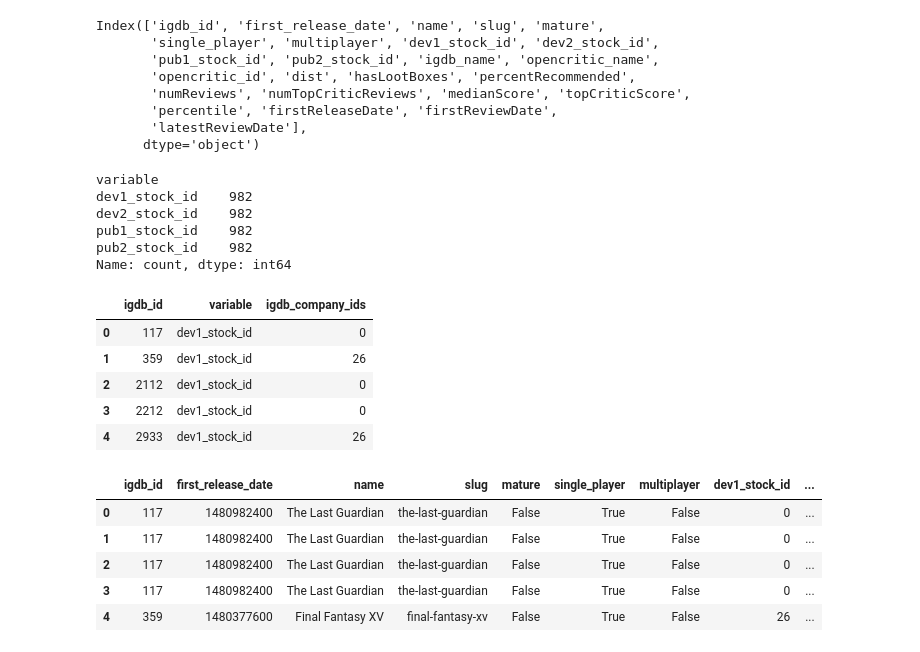
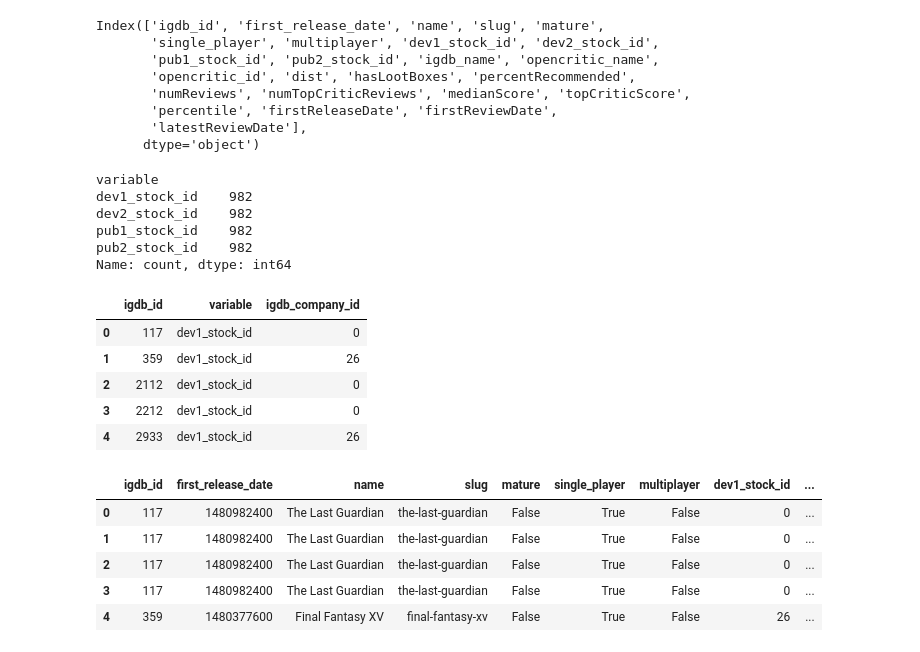
Before and after one commit to c0nn0rstevens/video-game-review-scores-returns-thesis, a Jupyter notebook: reviews_exploration.ipynb, the cells around one changed output. Cells and saved outputs as stored; diff of their text form; code cells hidden in the pictures.

```diff
--- a/reviews_exploration.ipynb
+++ b/reviews_exploration.ipynb
@@ -119,17 +119,17 @@ Index(['igdb_id', 'first_release_date', 'name', 'slug', 'mature',
 # %%
 
 long_company_ids = pd.melt(games_reviews_df, id_vars='igdb_id', value_vars=['dev1_stock_id', 'dev2_stock_id', 'pub1_stock_id', 'pub2_stock_id'])
-long_company_ids = long_company_ids.rename(columns={"value": "igdb_company_ids"})
+long_company_ids = long_company_ids.rename(columns={"value": "igdb_company_id"})
 print(long_company_ids['variable'].value_counts())
 long_company_ids.head()
 # %% [output]
 variable
 dev1_stock_id    982
 dev2_stock_id    982
 pub1_stock_id    982
 pub2_stock_id    982
 Name: count, dtype: int64
-|  | igdb_id | variable | igdb_company_ids |
+|  | igdb_id | variable | igdb_company_id |
 | 0 | 117 | dev1_stock_id | 0 |
 | 1 | 359 | dev1_stock_id | 26 |
 | 2 | 2112 | dev1_stock_id | 0 |
```
Also changed, not shown: parts of 12 cells of this notebook.
